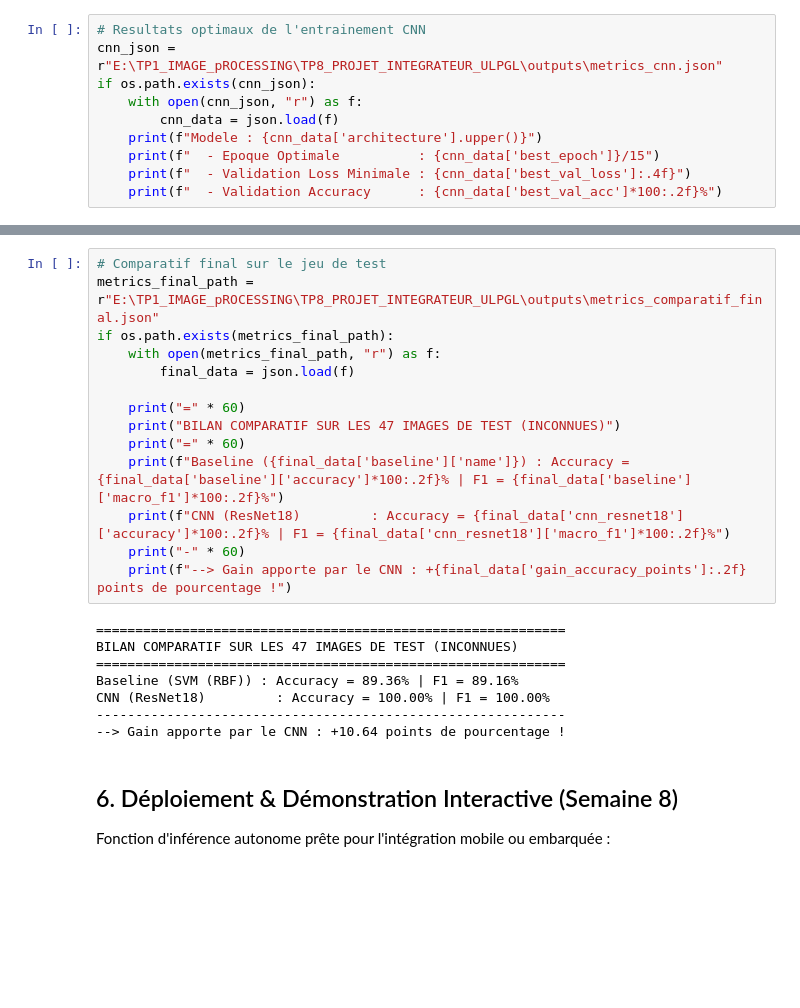
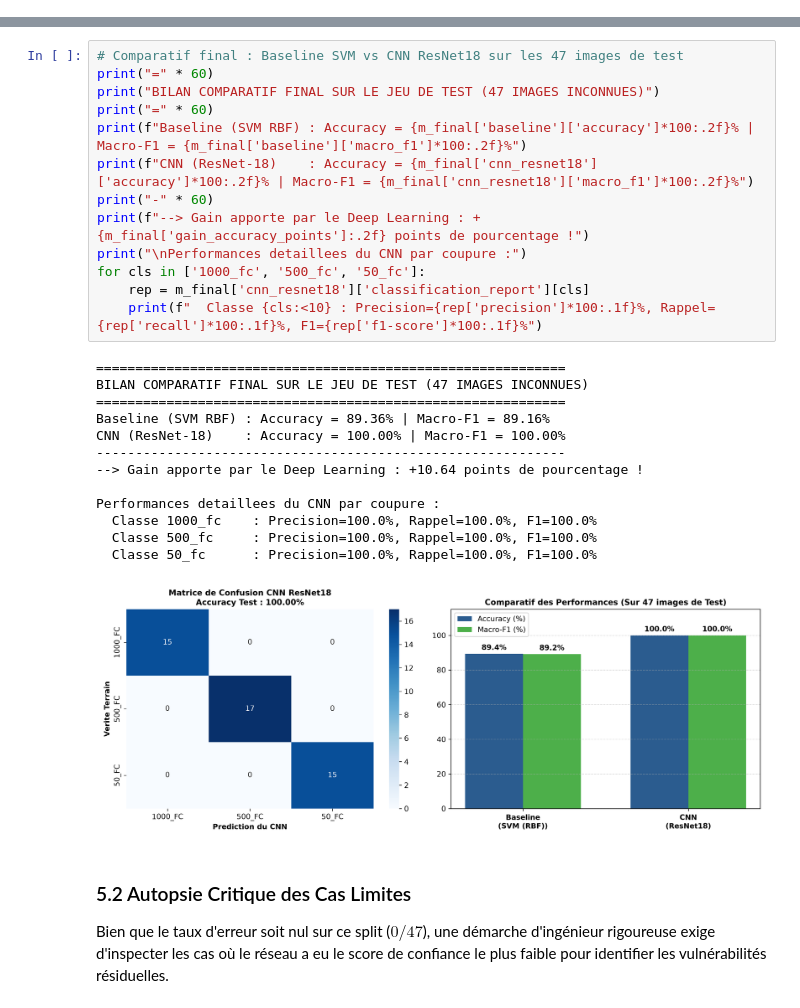
Before and after one commit to benjaminmugangu/TP_IMAGE_PROCESSING, a Jupyter notebook: TP8_PROJET_INTEGRATEUR_ULPGL/TP8_Projet_Integrateur_Vision_ULPGL.ipynb, the cells around one changed output, grey strips where cells are left out. Cells and saved outputs as stored; diff of their text form; blank space fills up the shorter version.

```diff
--- a/TP8_PROJET_INTEGRATEUR_ULPGL/TP8_Projet_Integrateur_Vision_ULPGL.ipynb
+++ b/TP8_PROJET_INTEGRATEUR_ULPGL/TP8_Projet_Integrateur_Vision_ULPGL.ipynb
@@ -141,10 +174,0 @@ Entraîner un réseau de neurones profond *from scratch* avec seulement 214 imag
-# %%
-# Resultats optimaux de l'entrainement CNN
-cnn_json = r"E:\TP1_IMAGE_pROCESSING\TP8_PROJET_INTEGRATEUR_ULPGL\outputs\metrics_cnn.json"
-if os.path.exists(cnn_json):
-    with open(cnn_json, "r") as f:
-        cnn_data = json.load(f)
-    print(f"Modele : {cnn_data['architecture'].upper()}")
-    print(f"  - Epoque Optimale          : {cnn_data['best_epoch']}/15")
-    print(f"  - Validation Loss Minimale : {cnn_data['best_val_loss']:.4f}")
-    print(f"  - Validation Accuracy      : {cnn_data['best_val_acc']*100:.2f}%")
@@ -160,26 +204,30 @@ Modele : RESNET18
 # %%
-# Comparatif final sur le jeu de test
-metrics_final_path = r"E:\TP1_IMAGE_pROCESSING\TP8_PROJET_INTEGRATEUR_ULPGL\outputs\metrics_comparatif_final.json"
-if os.path.exists(metrics_final_path):
-    with open(metrics_final_path, "r") as f:
-        final_data = json.load(f)
-
-    print("=" * 60)
-    print("BILAN COMPARATIF SUR LES 47 IMAGES DE TEST (INCONNUES)")
-    print("=" * 60)
-    print(f"Baseline ({final_data['baseline']['name']}) : Accuracy = {final_data['baseline']['accuracy']*100:.2f}% | F1 = {final_data['baseline']['macro_f1']*100:.2f}%")
-    print(f"CNN (ResNet18)         : Accuracy = {final_data['cnn_resnet18']['accuracy']*100:.2f}% | F1 = {final_data['cnn_resnet18']['macro_f1']*100:.2f}%")
-    print("-" * 60)
-    print(f"--> Gain apporte par le CNN : +{final_data['gain_accuracy_points']:.2f} points de pourcentage !")
+# Comparatif final : Baseline SVM vs CNN ResNet18 sur les 47 images de test
+print("=" * 60)
+print("BILAN COMPARATIF FINAL SUR LE JEU DE TEST (47 IMAGES INCONNUES)")
+print("=" * 60)
+print(f"Baseline (SVM RBF) : Accuracy = {m_final['baseline']['accuracy']*100:.2f}% | Macro-F1 = {m_final['baseline']['macro_f1']*100:.2f}%")
+print(f"CNN (ResNet-18)    : Accuracy = {m_final['cnn_resnet18']['accuracy']*100:.2f}% | Macro-F1 = {m_final['cnn_resnet18']['macro_f1']*100:.2f}%")
+print("-" * 60)
+print(f"--> Gain apporte par le Deep Learning : +{m_final['gain_accuracy_points']:.2f} points de pourcentage !")
+print("\nPerformances detaillees du CNN par coupure :")
+for cls in ['1000_fc', '500_fc', '50_fc']:
+    rep = m_final['cnn_resnet18']['classification_report'][cls]
+    print(f"  Classe {cls:<10} : Precision={rep['precision']*100:.1f}%, Rappel={rep['recall']*100:.1f}%, F1={rep['f1-score']*100:.1f}%")
 # %% [output]
 ============================================================
-BILAN COMPARATIF SUR LES 47 IMAGES DE TEST (INCONNUES)
+BILAN COMPARATIF FINAL SUR LE JEU DE TEST (47 IMAGES INCONNUES)
 ============================================================
-Baseline (SVM (RBF)) : Accuracy = 89.36% | F1 = 89.16%
-CNN (ResNet18)         : Accuracy = 100.00% | F1 = 100.00%
+Baseline (SVM RBF) : Accuracy = 89.36% | Macro-F1 = 89.16%
+CNN (ResNet-18)    : Accuracy = 100.00% | Macro-F1 = 100.00%
 ------------------------------------------------------------
---> Gain apporte par le CNN : +10.64 points de pourcentage !
+--> Gain apporte par le Deep Learning : +10.64 points de pourcentage !
+
+Performances detaillees du CNN par coupure :
+  Classe 1000_fc    : Precision=100.0%, Rappel=100.0%, F1=100.0%
+  Classe 500_fc     : Precision=100.0%, Rappel=100.0%, F1=100.0%
+  Classe 50_fc      : Precision=100.0%, Rappel=100.0%, F1=100.0%
+[figure, added]
-# %% [markdown]
-## 6. Déploiement & Démonstration Interactive (Semaine 8)
-
-Fonction d'inférence autonome prête pour l'intégration mobile ou embarquée :
+# %% [markdown]
+### 5.2 Autopsie Critique des Cas Limites
+Bien que le taux d'erreur soit nul sur ce split ($0 / 47$), une démarche d'ingénieur rigoureuse exige d'inspecter les cas où le réseau a eu le score de confiance le plus faible pour identifier les vulnérabilités résiduelles.
```
Also changed, not shown: parts of 19 cells of this notebook, 12 other files.
